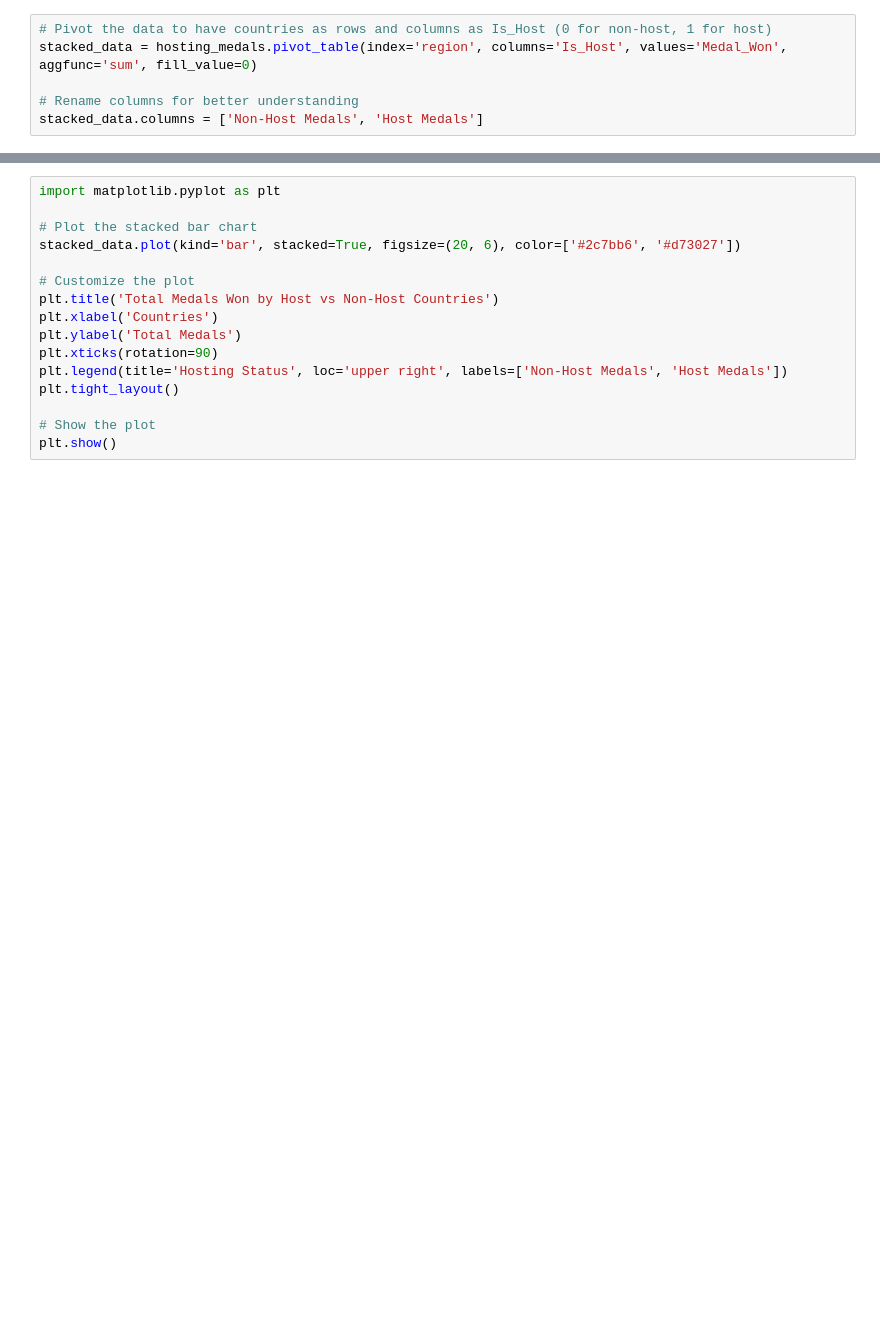
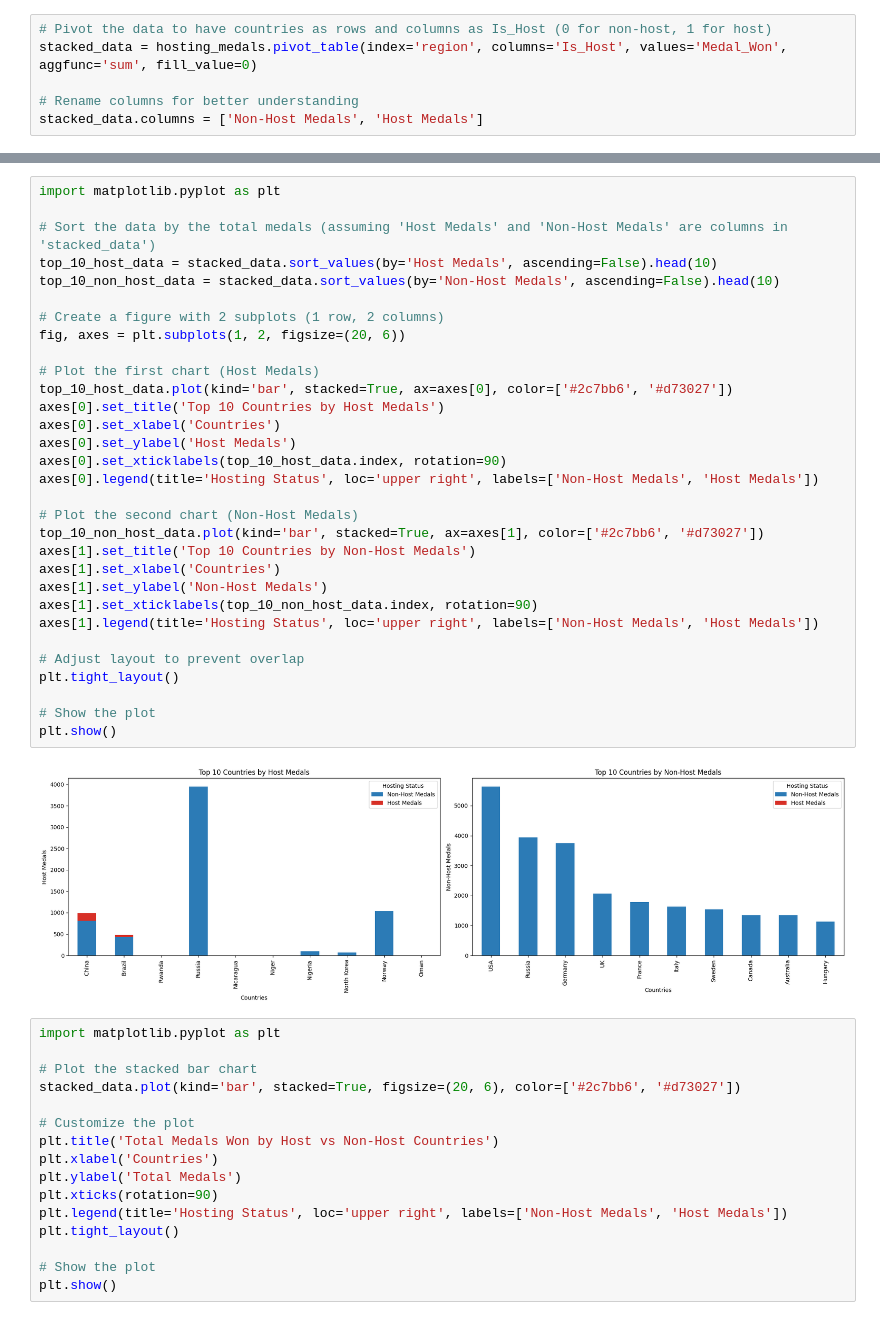
Before and after one commit to fabiohj7/DSA2-Final_Project, a Jupyter notebook: in_testing.ipynb, the cells around one changed output, grey strips where cells are left out. Drawn from its saved outputs; the diff is of its cells as text; blank space fills up the shorter version.

```diff
--- a/in_testing.ipynb
+++ b/in_testing.ipynb
@@ -392,3 +434,36 @@ stacked_data.columns = ['Non-Host Medals', 'Host Medals']
+# %%
+import matplotlib.pyplot as plt
+
+# Sort the data by the total medals (assuming 'Host Medals' and 'Non-Host Medals' are columns in 'stacked_data')
+top_10_host_data = stacked_data.sort_values(by='Host Medals', ascending=False).head(10)
+top_10_non_host_data = stacked_data.sort_values(by='Non-Host Medals', ascending=False).head(10)
+
+# Create a figure with 2 subplots (1 row, 2 columns)
+fig, axes = plt.subplots(1, 2, figsize=(20, 6))
+
+# Plot the first chart (Host Medals)
+top_10_host_data.plot(kind='bar', stacked=True, ax=axes[0], color=['#2c7bb6', '#d73027'])
+axes[0].set_title('Top 10 Countries by Host Medals')
+axes[0].set_xlabel('Countries')
+axes[0].set_ylabel('Host Medals')
+axes[0].set_xticklabels(top_10_host_data.index, rotation=90)
+axes[0].legend(title='Hosting Status', loc='upper right', labels=['Non-Host Medals', 'Host Medals'])
+
+# Plot the second chart (Non-Host Medals)
+top_10_non_host_data.plot(kind='bar', stacked=True, ax=axes[1], color=['#2c7bb6', '#d73027'])
+axes[1].set_title('Top 10 Countries by Non-Host Medals')
+axes[1].set_xlabel('Countries')
+axes[1].set_ylabel('Non-Host Medals')
+axes[1].set_xticklabels(top_10_non_host_data.index, rotation=90)
+axes[1].legend(title='Hosting Status', loc='upper right', labels=['Non-Host Medals', 'Host Medals'])
+
+# Adjust layout to prevent overlap
+plt.tight_layout()
+
+# Show the plot
+plt.show()
+# %% [output]
+[figure, added]
 # %%
 import matplotlib.pyplot as plt
 
```
Also changed, not shown: parts of 10 cells of this notebook, 2 other files.
